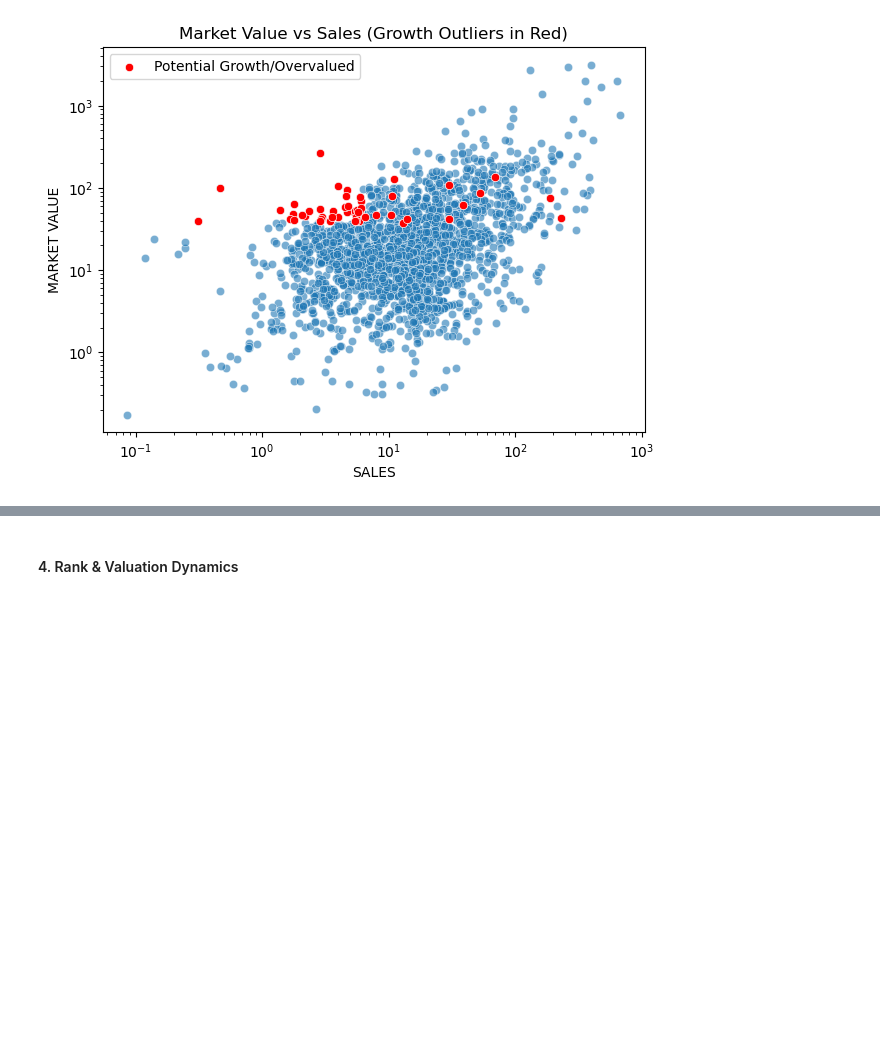
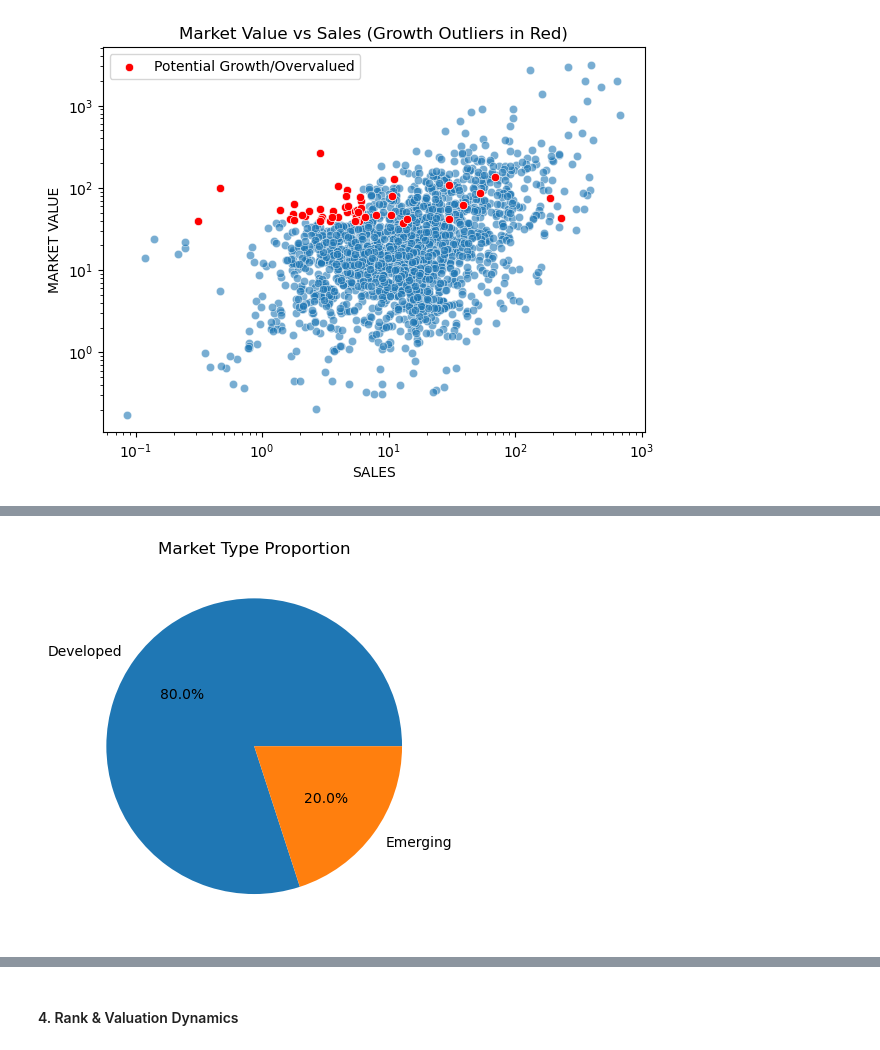
Before and after one commit to GauriR011/Forbes-Global-2025, a Jupyter notebook: Code.ipynb, the cells around one changed output, grey strips where cells are left out. Saved outputs shown, nothing was run; the diff lists cells and outputs as text; code cells hidden in the pictures; blank space fills up the shorter version.

```diff
--- a/Code.ipynb
+++ b/Code.ipynb
@@ -695,0 +694,7 @@ outliers[outliers['Growth_Flag'] == True].sort_values(by='P_S', ascending=False)
+# %%
+market_type_grp = growth_and_outlier_df.groupby(['MARKET TYPE']).agg(Count= ('RANK','count')).reset_index()
+plt.pie(labels = market_type_grp['MARKET TYPE'], x = market_type_grp.Count, autopct='%1.1f%%')
+plt.title("Market Type Proportion")
+plt.show()
+# %% [output]
+[figure, added]
```
Also changed, not shown: parts of 14 cells of this notebook.
